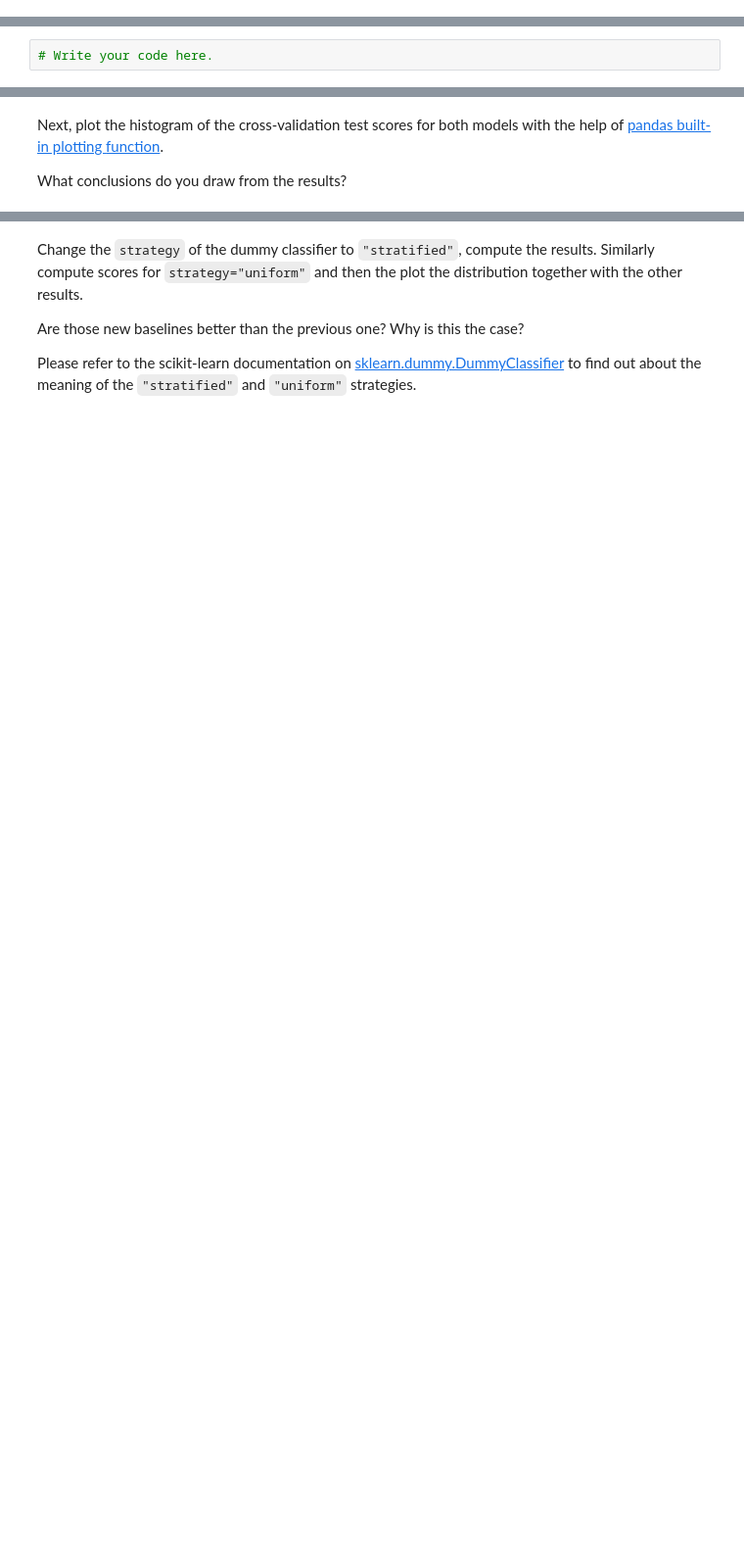
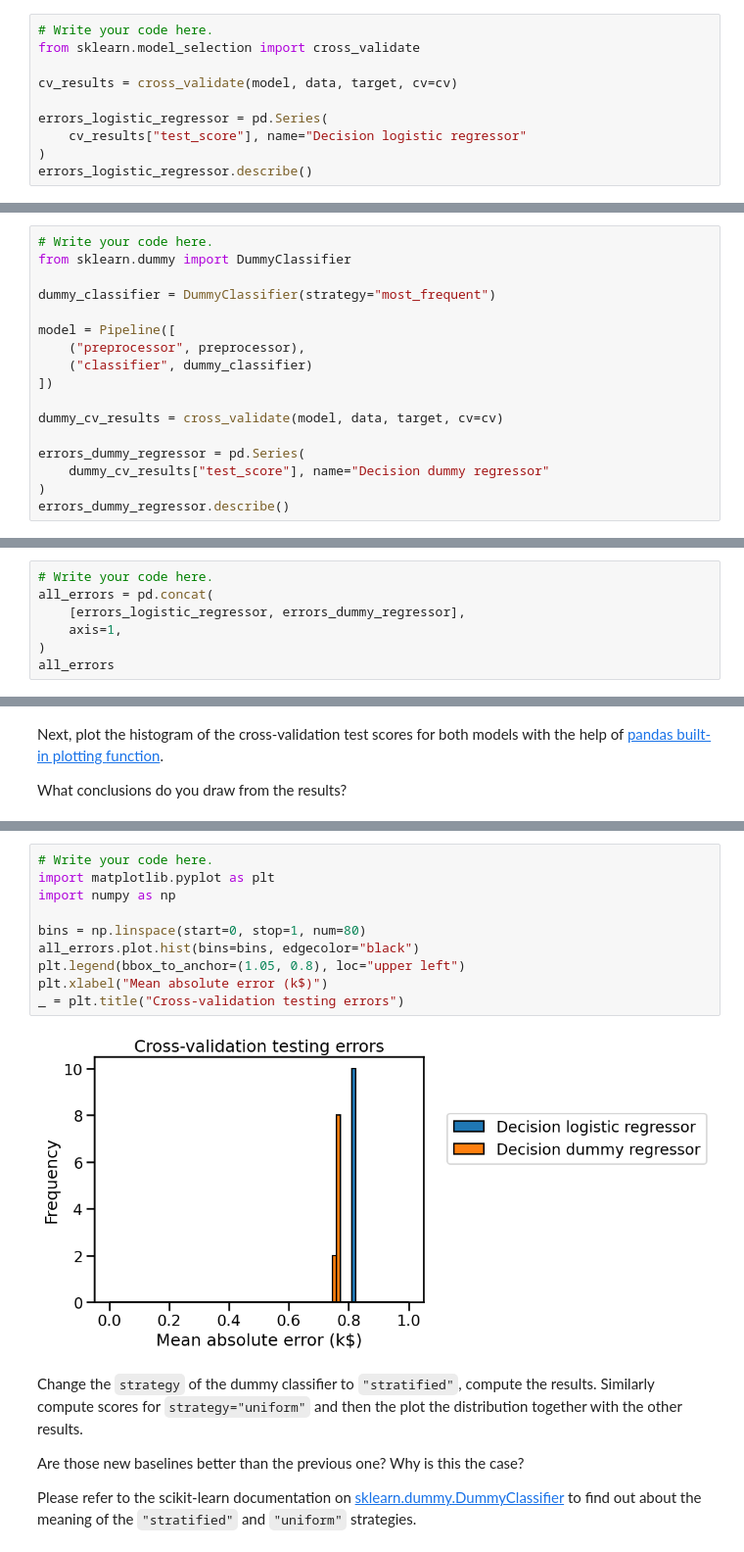
Before and after one commit to FelipeCybis/scikit-learn-mooc, a Jupyter notebook: notebooks/cross_validation_ex_02.ipynb, the cells around one changed output, grey strips where cells are left out. Shown at 98% size. Cells and saved outputs as stored; diff of their text form; blank space fills up the shorter version.

```diff
--- a/notebooks/cross_validation_ex_02.ipynb
+++ b/notebooks/cross_validation_ex_02.ipynb
@@ -29,0 +42,10 @@ dataset. Store the results pandas Series as we did in the previous notebook.
+# %%
+# Write your code here.
+from sklearn.model_selection import cross_validate
+
+cv_results = cross_validate(model, data, target, cv=cv)
+
+errors_logistic_regressor = pd.Series(
+    cv_results["test_score"], name="Decision logistic regressor"
+)
+errors_logistic_regressor.describe()
@@ -39,0 +70,17 @@ Store the results in a second pandas Series.
+# %%
+# Write your code here.
+from sklearn.dummy import DummyClassifier
+
+dummy_classifier = DummyClassifier(strategy="most_frequent")
+
+model = Pipeline([
+    ("preprocessor", preprocessor),
+    ("classifier", dummy_classifier)
+])
+
+dummy_cv_results = cross_validate(model, data, target, cv=cv)
+
+errors_dummy_regressor = pd.Series(
+    dummy_cv_results["test_score"], name="Decision dummy regressor"
+)
+errors_dummy_regressor.describe()
@@ -42,3 +99,8 @@ Now that we collected the results from the baseline and the model,
 concatenate the test scores as columns a single pandas dataframe.
 # %%
 # Write your code here.
+all_errors = pd.concat(
+    [errors_logistic_regressor, errors_dummy_regressor],
+    axis=1,
+)
+all_errors
@@ -54,3 +126,15 @@ What conclusions do you draw from the results?
+# %%
+# Write your code here.
+import matplotlib.pyplot as plt
+import numpy as np
+
+bins = np.linspace(start=0, stop=1, num=80)
+all_errors.plot.hist(bins=bins, edgecolor="black")
+plt.legend(bbox_to_anchor=(1.05, 0.8), loc="upper left")
+plt.xlabel("Mean absolute error (k$)")
+_ = plt.title("Cross-validation testing errors")
+# %% [output]
+[figure, added]
 # %% [markdown]
 Change the `strategy` of the dummy classifier to `"stratified"`, compute the
 results. Similarly compute scores for `strategy="uniform"` and then the  plot
```
Also changed, not shown: parts of 16 cells of this notebook, 18 other files.
